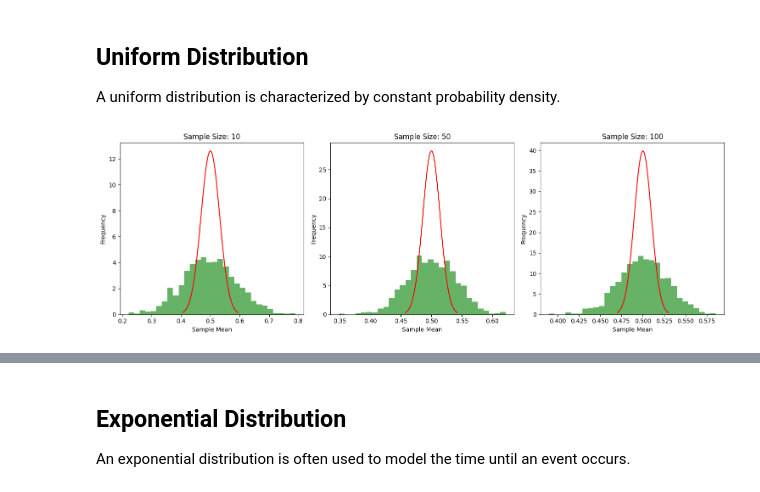
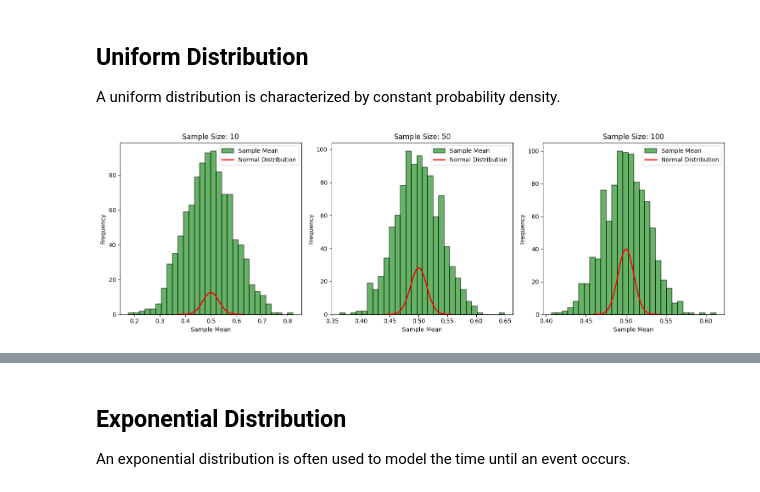
Before and after one commit to avamirm/implementation-of-some-tools-for-statistical-analysis, a Jupyter notebook: CLT.ipynb, the cells around one changed output, grey strips where cells are left out. Cells and saved outputs as stored; diff of their text form; code cells hidden in the pictures.

Commit message:
Modify CLT file for Uniform Distribution

```diff
--- a/CLT.ipynb
+++ b/CLT.ipynb
@@ -80,29 +80,31 @@ A uniform distribution is characterized by constant probability density.
 # %%
 # Step 1: Generate random samples
 uniform_samples = np.random.uniform(0, 1, (num_samples, population_size))
 
 # Step 2 & 3: Calculate sample means and plot histograms
 def plot_histogram_uniform_distribution(sample_means, sample_size, population_mean, population_std):
-    plt.hist(sample_means, bins=30, density=True, alpha=0.6, color='g')
+    plt.hist(sample_means, bins=30, density=False, alpha=0.6, color='g', edgecolor='black', linewidth=1.2, label='Sample Mean')
 
     # Plot expected normal distribution
     mu = population_mean
     sigma = population_std / np.sqrt(sample_size)
-    x = np.linspace(mu - 3*sigma, mu + 3*sigma, 100)
-    plt.plot(x, norm.pdf(x, mu, sigma), color='r')
+    x = np.linspace(mu - 4*sigma, mu + 4*sigma, 100)
+    plt.plot(x, norm.pdf(x, mu, sigma), color='r', linewidth=2.0, label='Normal Distribution')
+    plt.legend()
+
+    # plt.plot(x, norm.pdf(x, mu, sigma) * len(sample_means), color='y')
 
     plt.title(f'Sample Size: {sample_size}')
     plt.xlabel('Sample Mean')
     plt.ylabel('Frequency')
 
 plt.figure(figsize=(15, 5))
 for i, sample_size in enumerate(sample_sizes, 1):
     sample_means = calculate_sample_means(uniform_samples, sample_size)
-    # print(sample_means)
     plt.subplot(1, len(sample_sizes), i)
     plot_histogram_uniform_distribution(sample_means, sample_size, population_mean, population_std)
 
 plt.tight_layout()
 plt.show()
 # %% [output]
-[figure, old version]
+[figure, new version]
```
Also changed, not shown: parts of 1 cell of this notebook.
